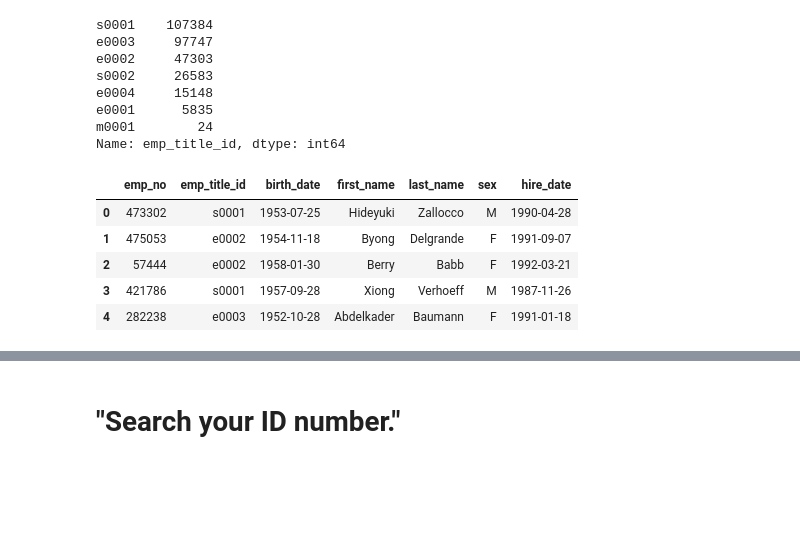
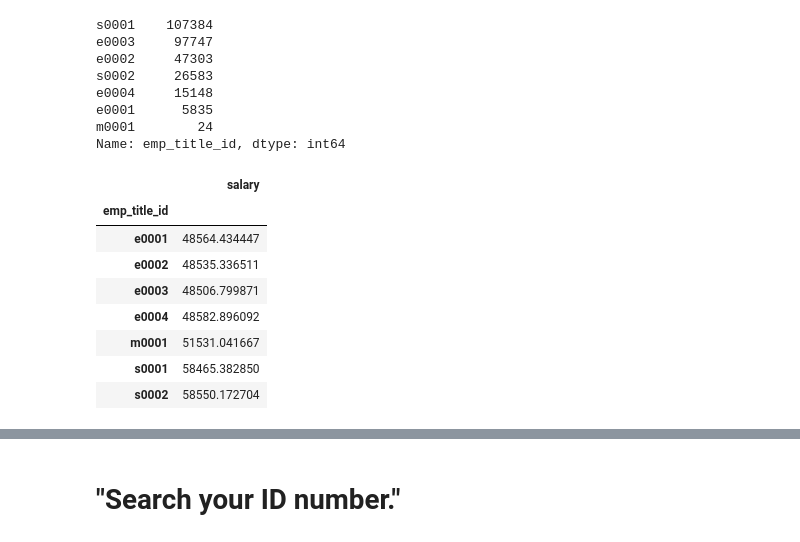
Before and after one commit to JPHebert32/sql-challenge, a Jupyter notebook: EmployeeSQL/PH_Visualizations.ipynb, the cells around one changed output, grey strips where cells are left out. Cells and saved outputs as stored; diff of their text form; code cells hidden in the pictures; blank space fills up the shorter version.

```diff
--- a/EmployeeSQL/PH_Visualizations.ipynb
+++ b/EmployeeSQL/PH_Visualizations.ipynb
@@ -56,27 +58,18 @@ e0004     15148
 e0001      5835
 m0001        24
 Name: emp_title_id, dtype: int64
-# %%
-session.query(emp_salary).filter(emp_salary.emp_title_id == "s0001").filter(emp_salary.salary).mean()
-session.query(emp_salary).filter(emp_salary.emp_title_id == "e0003").filter(emp_salary.salary).mean()
-session.query(emp_salary).filter(emp_salary.emp_title_id == "e0002").filter(emp_salary.salary).mean()
-session.query(emp_salary).filter(emp_salary.emp_title_id == "s0002").filter(emp_salary.salary).mean()
-session.query(emp_salary).filter(emp_salary.emp_title_id == "e0004").filter(emp_salary.salary).mean()
-session.query(emp_salary).filter(emp_salary.emp_title_id == "e0001").filter(emp_salary.salary).mean()
-session.query(emp_salary).filter(emp_salary.emp_title_id == "m0001").filter(emp_salary.salary).mean()
-
-#CREATE VIEW employee_salary AS
-#SELECT e.emp_title_id, AVG(s.salary)AS "Salary"
-#FROM employees e
-#JOIN salaries s
-#ON e.emp_no = s.emp_no
-#GROUP BY e.emp_title_id;
-
-#SELECT * FROM employee_salary;
-# %% [output]
-|  | emp_no | emp_title_id | birth_date | first_name | last_name | sex | hire_date |
-| 0 | 473302 | s0001 | 1953-07-25 | Hideyuki | Zallocco | M | 1990-04-28 |
-| 1 | 475053 | e0002 | 1954-11-18 | Byong | Delgrande | F | 1991-09-07 |
-| 2 | 57444 | e0002 | 1958-01-30 | Berry | Babb | F | 1992-03-21 |
-| 3 | 421786 | s0001 | 1957-09-28 | Xiong | Verhoeff | M | 1987-11-26 |
-| 4 | 282238 | e0003 | 1952-10-28 | Abdelkader | Baumann | F | 1991-01-18 |
+# %%
+emp_salary_df = pd.DataFrame(emp_salary)
+emp_salary_gr = emp_salary_df.groupby(['emp_title_id']).mean()
+emp_salary_gr = emp_salary_gr.drop(columns=["emp_no"])
+emp_salary_gr
+# %% [output]
+|  | salary |
+| emp_title_id |  |
+| e0001 | 48564.434447 |
+| e0002 | 48535.336511 |
+| e0003 | 48506.799871 |
+| e0004 | 48582.896092 |
+| m0001 | 51531.041667 |
+| s0001 | 58465.382850 |
+| s0002 | 58550.172704 |
```
Also changed, not shown: parts of 2 cells of this notebook.
